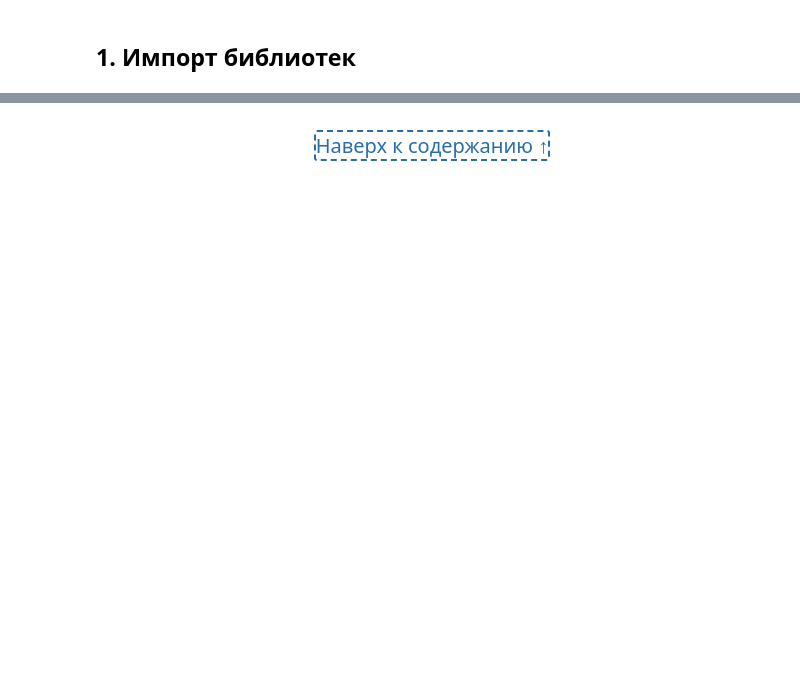
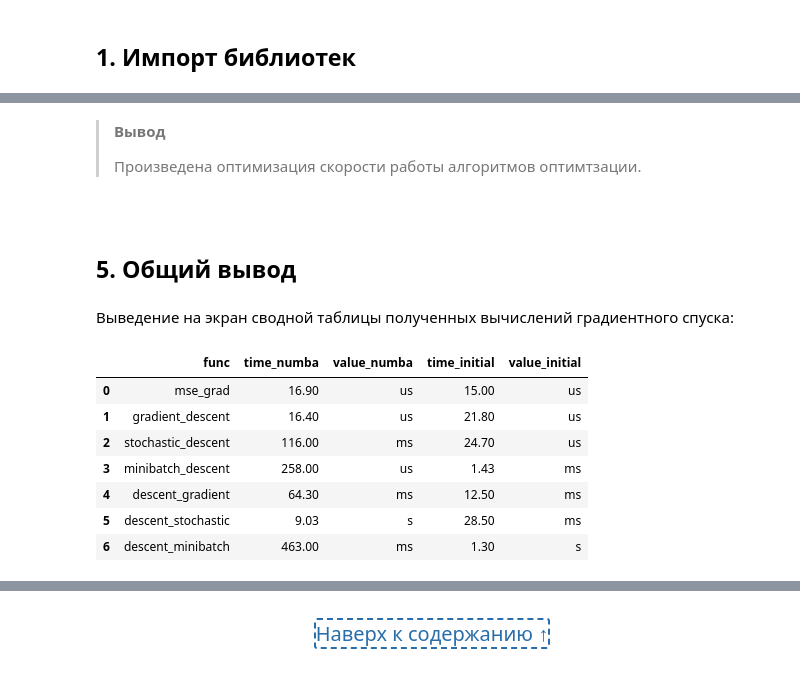
Before and after one commit to tidalinn/mai_term01_artificial_intelligence_course, a Jupyter notebook: 03_laboratory_work.ipynb, the cells around one changed output, grey strips where cells are left out. Saved outputs shown, nothing was run; the diff lists cells and outputs as text; code cells hidden in the pictures; blank space fills up the shorter version.

```diff
--- a/03_laboratory_work.ipynb
+++ b/03_laboratory_work.ipynb
@@ -27,0 +91,3 @@ import numba
+# %%
+data = (pd.read_csv('datasets/pokemon.csv', usecols=['defense', 'attack'], index_col=0)
+          .reset_index())[['defense', 'attack']]
@@ -27,0 +145,7 @@ import numba
+# %%
+def data_framed(data: dict,
+                columns: list = ['time', 'value']):
+
+    return pd.DataFrame(data.keys(),
+                        columns=['func']).join(pd.DataFrame(data.values(),
+                                               columns=columns))
@@ -27,0 +154,13 @@ import numba
+# %%
+def data_joined(data: pd.DataFrame,
+                value: str = 'initial',
+                lsuffix: str = '_numba',
+                rsuffix: str = '_initial'):
+
+    return data[data['func'].str.contains(value) == False] \
+               .reset_index(drop=True) \
+               .join(data[data['func'].str.contains(value) == True] \
+                         .drop('func', axis=1)
+                         .reset_index(drop=True),
+                     lsuffix=lsuffix,
+                     rsuffix=rsuffix)
@@ -27,0 +197,2 @@ import numba
+# %%
+time_comparison_pokemon = {}
@@ -27,0 +783,21 @@ import numba
+# %% [markdown]
+>**Вывод**
+>
+>Произведена оптимизация скорости работы алгоритмов оптимтзации.
+# %% [markdown]
+<div style="height: 2px; background-color: blue; margin: 10px 0;"></div>
+# %% [markdown]
+## 5. Общий вывод
+# %% [markdown]
+Выведение на экран сводной таблицы полученных вычислений градиентного спуска:
+# %%
+data_joined(data_framed(time_comparison_pokemon))[:7]
+# %% [output]
+|  | func | time_numba | value_numba | time_initial | value_initial |
+| 0 | mse_grad | 16.90 | us | 15.00 | us |
+| 1 | gradient_descent | 16.40 | us | 21.80 | us |
+| 2 | stochastic_descent | 116.00 | ms | 24.70 | us |
+| 3 | minibatch_descent | 258.00 | us | 1.43 | ms |
+| 4 | descent_gradient | 64.30 | ms | 12.50 | ms |
+| 5 | descent_stochastic | 9.03 | s | 28.50 | ms |
+| 6 | descent_minibatch | 463.00 | ms | 1.30 | s |
```
Also changed, not shown: parts of 204 cells of this notebook, 2 other files.
